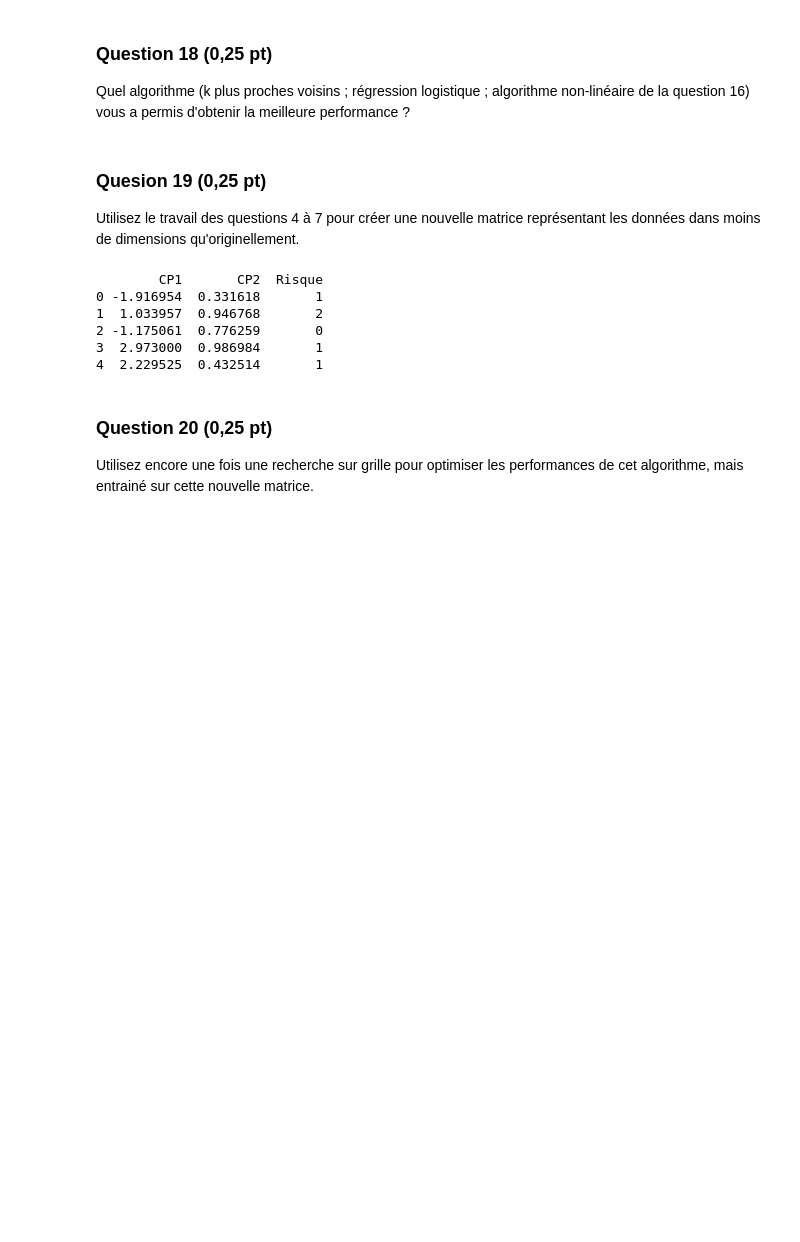
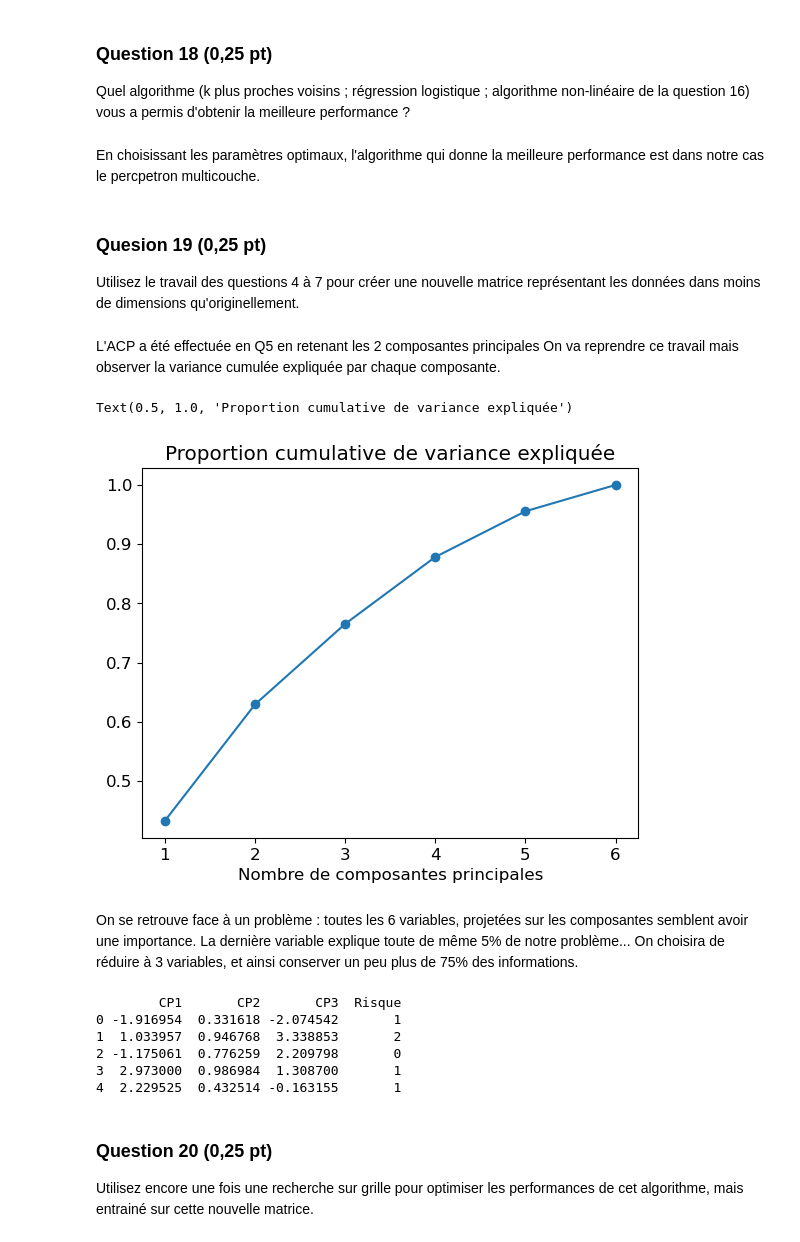
Before and after one commit to maximebailly/sdd_2025, a Jupyter notebook: projet/Projet.ipynb, the cells around one changed output. Drawn from its saved outputs; the diff is of its cells as text; code cells hidden in the pictures; blank space fills up the shorter version.

```diff
--- a/projet/Projet.ipynb
+++ b/projet/Projet.ipynb
@@ -511,26 +555,60 @@ Nous allons maintenant évaluer l'impact d'une réduction de dimension sur la qu
 # %% [markdown]
 ### Question 18 (0,25 pt)
 Quel algorithme (k plus proches voisins ; régression logistique ; algorithme non-linéaire de la question 16) vous a permis d'obtenir la meilleure performance ?
+# %% [markdown]
+En choisissant les paramètres optimaux, l'algorithme qui donne la meilleure performance est dans notre cas le percpetron multicouche.
 # %% [markdown]
 ### Quesion 19 (0,25 pt)
 Utilisez le travail des questions 4 à 7 pour créer une nouvelle matrice représentant les données dans moins de dimensions qu'originellement.
+# %% [markdown]
+L'ACP a été effectuée en Q5 en retenant les 2 composantes principales
+On va reprendre ce travail mais observer la variance cumulée expliquée par chaque composante.
 # %%
-# L'ACP a été effectuée en Q5 en retenant les 2 composantes principales
-# On enregsitre dans la nouvelle matrice les données projetées sur ces 2 composantes principales
+# Réponse
 
-data_projected = pd.DataFrame(X_projected, columns=['CP1', 'CP2'])
+# On normalise les données
+from sklearn import preprocessing
+from sklearn import decomposition
 
-# On ajoute la colonne Risque
-data_projected['Risque'] = df_train['Risque']
+std_scale = preprocessing.StandardScaler().fit(X_train)
+X_train_sc = std_scale.transform(X_train)
 
-print(data_projected.head())
+### On décompose en composantes principales
+# Instanciation d'un objet PCA pour les 6 composantes
+pca = decomposition.PCA(n_components=6)
+# Calcul des composantes
+pca.fit(X_train_sc)
+
+X_projected = pca.transform(X_train_sc)
+
+np.cumsum(pca.explained_variance_ratio_)
+
+plt.plot(np.arange(1, 7), np.cumsum(pca.explained_variance_ratio_), marker='o')
+
+plt.xlabel("Nombre de composantes principales")
+plt.title("Proportion cumulative de variance expliquée")
 # %% [output]
-        CP1       CP2  Risque
-0 -1.916954  0.331618       1
-1  1.033957  0.946768       2
-2 -1.175061  0.776259       0
-3  2.973000  0.986984       1
-4  2.229525  0.432514       1
+Text(0.5, 1.0, 'Proportion cumulative de variance expliquée')
+[figure, added]
+# %% [markdown]
+On se retrouve face à un problème : toutes les 6 variables, projetées sur les composantes semblent avoir une importance. La dernière variable explique toute de même 5% de notre problème... On choisira de réduire à 3 variables, et ainsi conserver un peu plus de 75% des informations.
+# %%
+# On enregsitre dans la nouvelle matrice les données projetées sur ces 2 composantes principales
+X_projected3 = X_projected[:,:3]
+
+data_projected = pd.DataFrame(X_projected3, columns=['CP1', 'CP2','CP3'])
+
+#On ajoute la colonne Risque
+data_projected['Risque'] = df_train['Risque']
+
+print(data_projected.head())
+# %% [output]
+        CP1       CP2       CP3  Risque
+0 -1.916954  0.331618 -2.074542       1
+1  1.033957  0.946768  3.338853       2
+2 -1.175061  0.776259  2.209798       0
+3  2.973000  0.986984  1.308700       1
+4  2.229525  0.432514 -0.163155       1
 # %% [markdown]
 ### Question 20 (0,25 pt)
 Utilisez encore une fois une recherche sur grille pour optimiser les performances de cet algorithme, mais entrainé sur cette nouvelle matrice.
```
Also changed, not shown: parts of 23 cells of this notebook.
